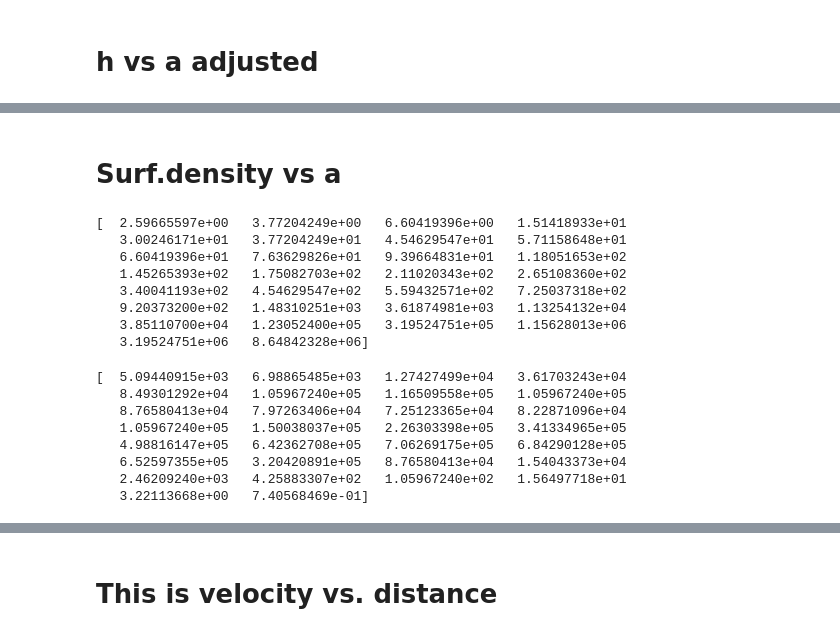
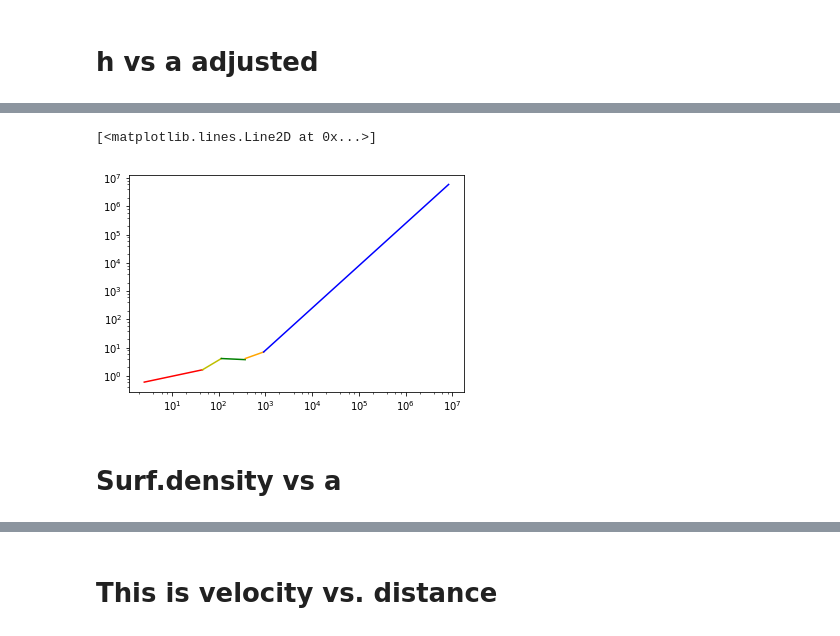
Before and after one commit to gfabj/Summer_Research_Project, a Jupyter notebook: SG_Model.ipynb, the cells around one changed output, grey strips where cells are left out. Drawn from its saved outputs; the diff is of its cells as text; code cells hidden in the pictures.

```diff
--- a/SG_Model.ipynb
+++ b/SG_Model.ipynb
@@ -77,3 +95,13 @@ plt.ylabel('height',fontsize=20)
+# %%
+logPlot = plt.gca()
+logPlot.loglog([2.55675200e+00,  4.50238131e+01], [ 5.97419825e-01,1.63274396e+00], c='r')
+logPlot.loglog([4.50238131e+01,1.14109211e+02], [1.63274396e+00,4.09214110e+00], c='y')
+logPlot.loglog([1.14109211e+02,3.69555994e+02], [4.09214110e+00, 3.73721635e+00 ], c='g')
+logPlot.loglog([3.69555994e+02,9.16892670e+02],[4.09214110e+00,6.98714721e+00], color='orange')
+logPlot.loglog([9.16892670e+02,8.32494014e+06],[6.98714721e+00, 6.01085228e+06], c='b')
+# %% [output]
+[<matplotlib.lines.Line2D at 0x...>]
+[figure, added]
 # %% [markdown]
 # Surf.density vs a
 # %%
@@ -87,22 +113,0 @@ print unlog_a2, unlog_sd
-# %%
-print unlog_a2
-# %% [output]
-[  2.59665597e+00   3.77204249e+00   6.60419396e+00   1.51418933e+01
-   3.00246171e+01   3.77204249e+01   4.54629547e+01   5.71158648e+01
-   6.60419396e+01   7.63629826e+01   9.39664831e+01   1.18051653e+02
-   1.45265393e+02   1.75082703e+02   2.11020343e+02   2.65108360e+02
-   3.40041193e+02   4.54629547e+02   5.59432571e+02   7.25037318e+02
-   9.20373200e+02   1.48310251e+03   3.61874981e+03   1.13254132e+04
-   3.85110700e+04   1.23052400e+05   3.19524751e+05   1.15628013e+06
-   3.19524751e+06   8.64842328e+06]
-# %%
-print unlog_sd
-# %% [output]
-[  5.09440915e+03   6.98865485e+03   1.27427499e+04   3.61703243e+04
-   8.49301292e+04   1.05967240e+05   1.16509558e+05   1.05967240e+05
-   8.76580413e+04   7.97263406e+04   7.25123365e+04   8.22871096e+04
-   1.05967240e+05   1.50038037e+05   2.26303398e+05   3.41334965e+05
-   4.98816147e+05   6.42362708e+05   7.06269175e+05   6.84290128e+05
-   6.52597355e+05   3.20420891e+05   8.76580413e+04   1.54043373e+04
-   2.46209240e+03   4.25883307e+02   1.05967240e+02   1.56497718e+01
-   3.22113668e+00   7.40568469e-01]
```
Also changed, not shown: parts of 14 cells of this notebook, 1 other file.
